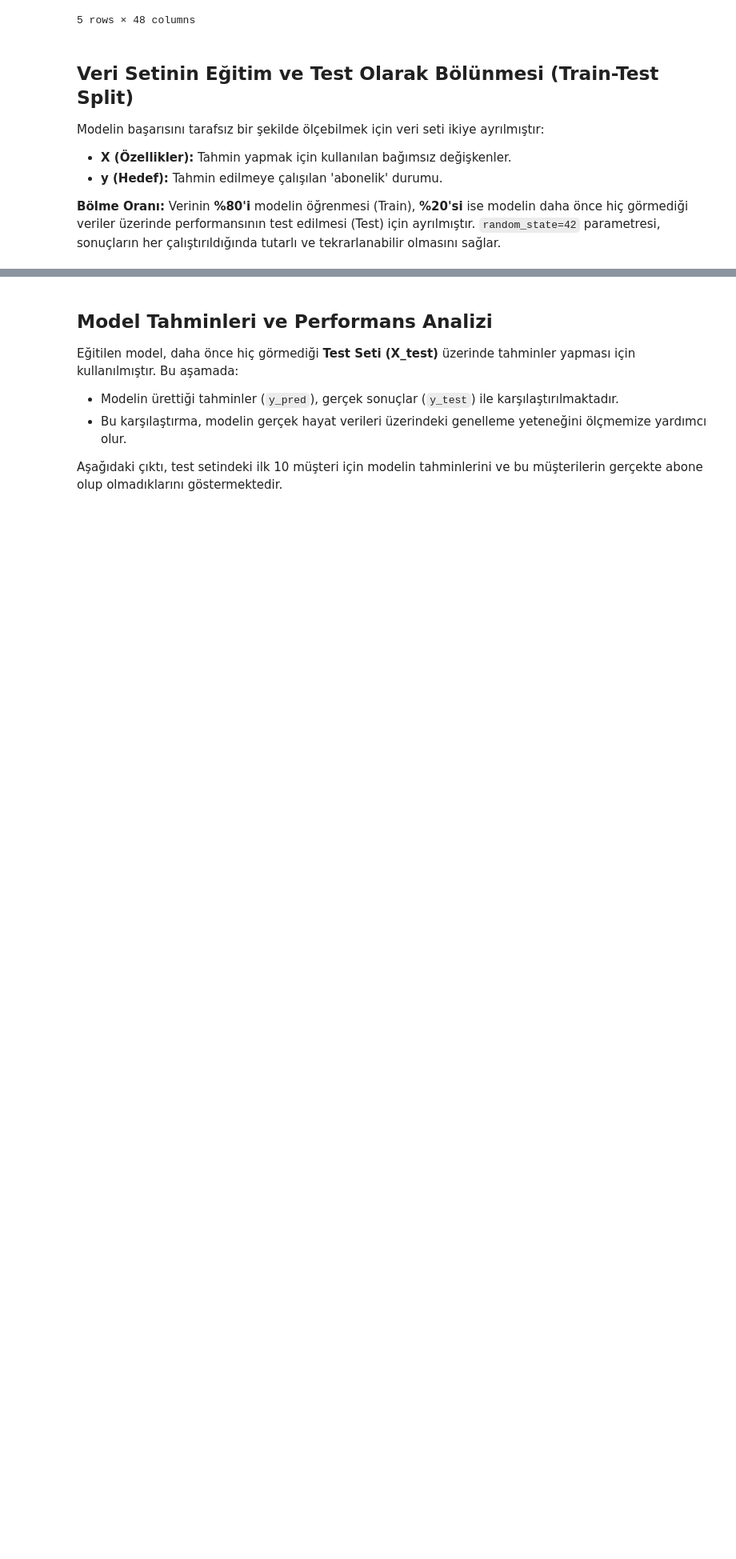
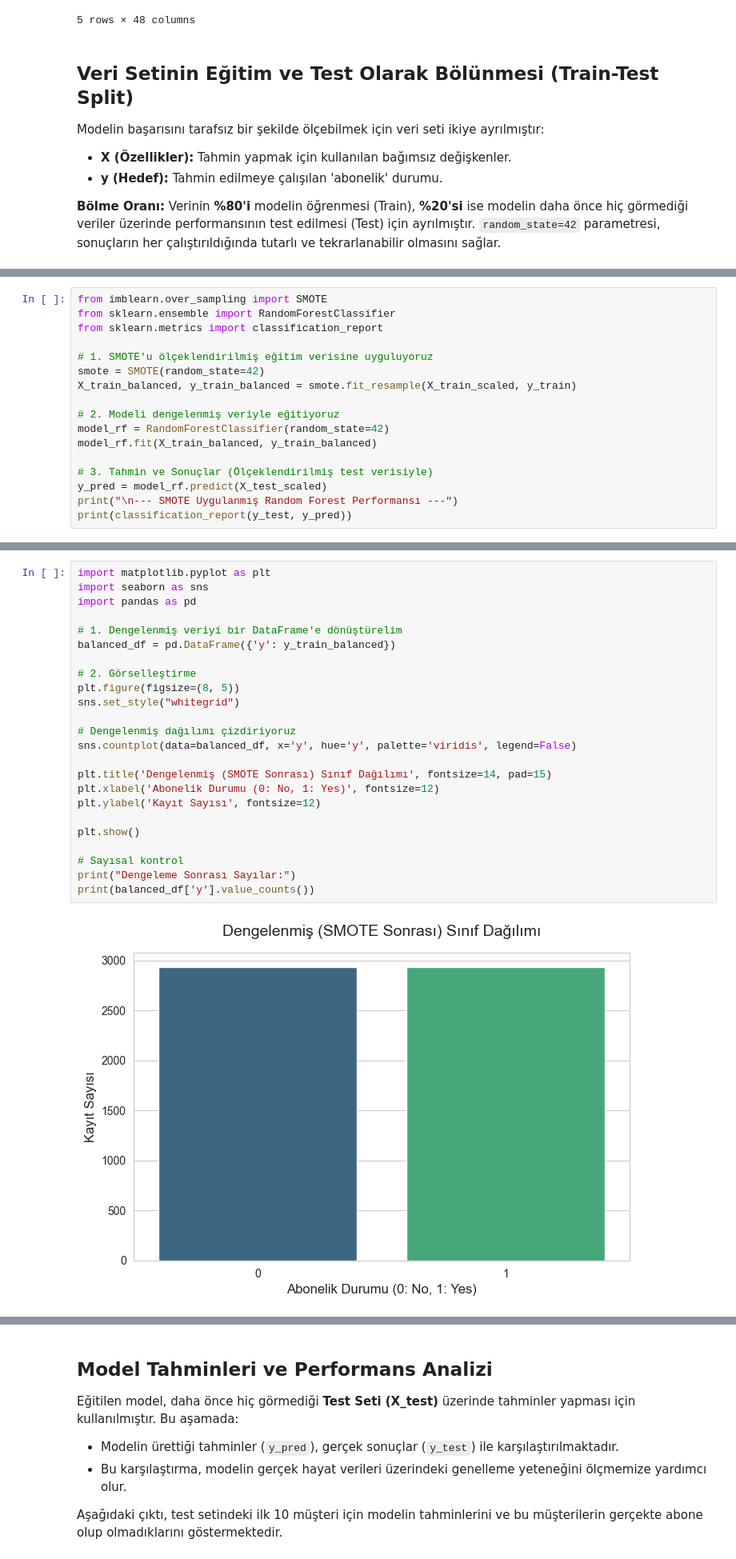
Before and after one commit to denizgures1282-cmd/bank-marketing-project, a Jupyter notebook: project.ipynb, the cells around one changed output, grey strips where cells are left out. Shown at 80% size. Drawn from its saved outputs; the diff is of its cells as text; blank space fills up the shorter version.

```diff
--- a/project.ipynb
+++ b/project.ipynb
@@ -155,0 +248,17 @@ Test seti boyutu: (618, 47)
+# %%
+from imblearn.over_sampling import SMOTE
+from sklearn.ensemble import RandomForestClassifier
+from sklearn.metrics import classification_report
+
+# 1. SMOTE'u ölçeklendirilmiş eğitim verisine uyguluyoruz
+smote = SMOTE(random_state=42)
+X_train_balanced, y_train_balanced = smote.fit_resample(X_train_scaled, y_train)
+
+# 2. Modeli dengelenmiş veriyle eğitiyoruz
+model_rf = RandomForestClassifier(random_state=42)
+model_rf.fit(X_train_balanced, y_train_balanced)
+
+# 3. Tahmin ve Sonuçlar (Ölçeklendirilmiş test verisiyle)
+y_pred = model_rf.predict(X_test_scaled)
+print("\n--- SMOTE Uygulanmış Random Forest Performansı ---")
+print(classification_report(y_test, y_pred))
@@ -155,0 +277,26 @@ Test seti boyutu: (618, 47)
+# %%
+import matplotlib.pyplot as plt
+import seaborn as sns
+import pandas as pd
+
+# 1. Dengelenmiş veriyi bir DataFrame'e dönüştürelim
+balanced_df = pd.DataFrame({'y': y_train_balanced})
+
+# 2. Görselleştirme
+plt.figure(figsize=(8, 5))
+sns.set_style("whitegrid")
+
+# Dengelenmiş dağılımı çizdiriyoruz
+sns.countplot(data=balanced_df, x='y', hue='y', palette='viridis', legend=False)
+
+plt.title('Dengelenmiş (SMOTE Sonrası) Sınıf Dağılımı', fontsize=14, pad=15)
+plt.xlabel('Abonelik Durumu (0: No, 1: Yes)', fontsize=12)
+plt.ylabel('Kayıt Sayısı', fontsize=12)
+
+plt.show()
+
+# Sayısal kontrol
+print("Dengeleme Sonrası Sayılar:")
+print(balanced_df['y'].value_counts())
+# %% [output]
+[figure, added]
```
Also changed, not shown: parts of 22 cells of this notebook.
